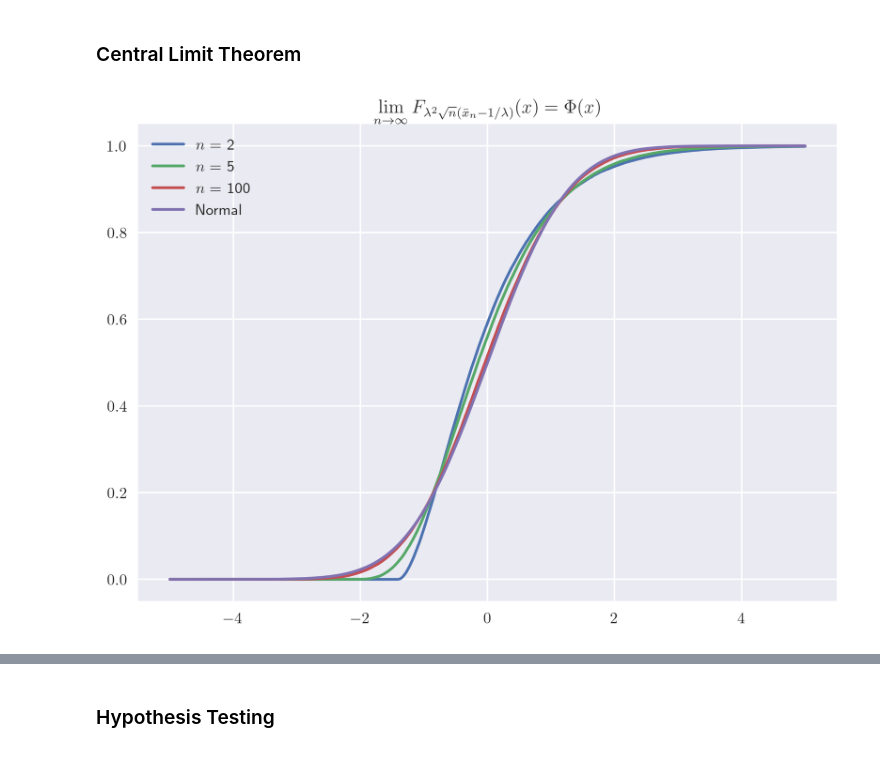
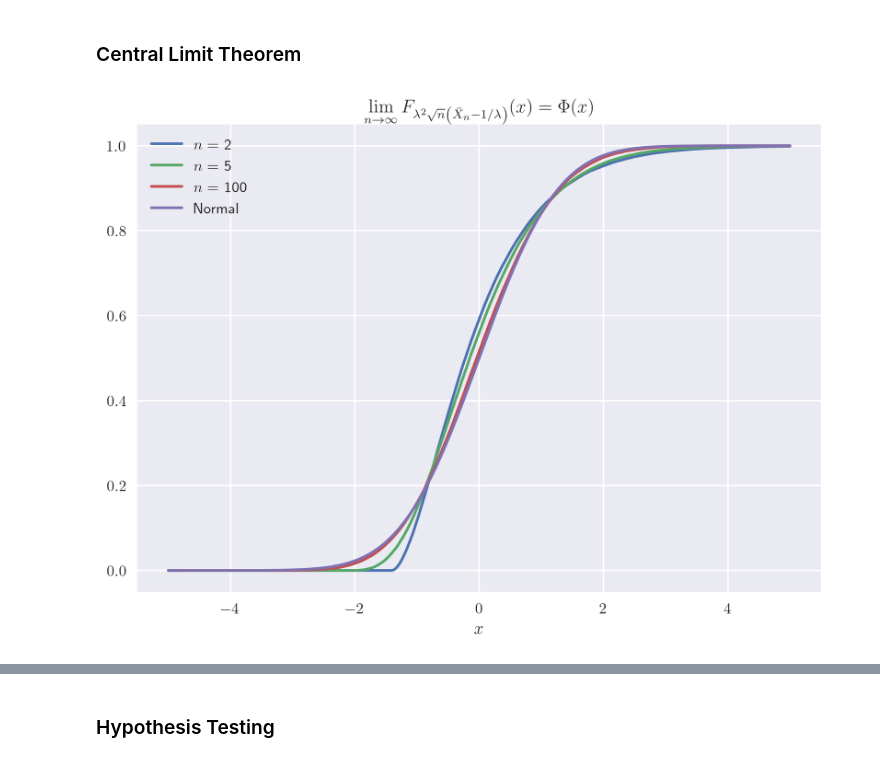
Before and after one commit to charlesrambo/math_bootcamp_25, a Jupyter notebook: Unit 3/unit_3_code_snippets.ipynb, the cells around one changed output, grey strips where cells are left out. Saved outputs shown, nothing was run; the diff lists cells and outputs as text; code cells hidden in the pictures.

```diff
--- a/Unit 3/unit_3_code_snippets.ipynb
+++ b/Unit 3/unit_3_code_snippets.ipynb
@@ -275,8 +275,13 @@ fig, ax = plt.subplots(2, 3, sharey = True, figsize = (12, 10))
 
 for i, rho in enumerate(rho_vals):
 
-    # Get X and Y values
+    # Get X
     X = np.linspace(0, 1, len(Z))
+
+    # Make sure variance of X is 1
+    X /= np.std(X)
+
+    # Get Y
     Y = rho * X + np.sqrt(1 - rho**2) * Z
 
     # Get row and column
@@ -419,8 +419,8 @@ from scipy.stats import expon
 # Start the clock!
 start_time = time.perf_counter()
 
-# Use LaTeX and increase resolution
-plt.rcParams['text.usetex'], plt.rcParams['figure.dpi'] = True, 300
+# Use LaTeX
+plt.rcParams['text.usetex'] = True
 
 # Use Seaborn style
 plt.style.use('seaborn-v0_8')
@@ -430,6 +430,9 @@ np.random.seed(0)
 
 # Choose n-values and set number of trials
 n_vals, trials = [100, 500, 1000, 10_000], 100_000
+
+# Define the mu
+lam = 1
 
 # Set up subplots
 fig, ax = plt.subplots(2, 2, sharex = True, sharey = True,
@@ -441,14 +444,15 @@ for i, n in enumerate(n_vals):
     nrow, ncol = i // 2, i % 2
 
     # Generate numbers of dimension n x trails
-    # Scale is 1/lambda; default is 1 so unnecessary
-    X = expon.rvs(scale = 1/1, size = (n, trials))
+    # Scale is mu = 1/lambda; default is 1 so unnecessary
+    X = expon.rvs(scale = 1/lam, size = (n, trials))
 
     # Take mean of each row and make histogram
     ax[nrow, ncol].hist(X.mean(axis = 0), bins = int(np.sqrt(trials)), density = True)
 
-    ax[nrow, ncol].vlines(x = 1, ymin = 0, ymax = 40, linestyle = 'dashed',
-                 color = 'red', label = r'$\mu$')
+    # Add verticle line at expected value
+    ax[nrow, ncol].axvline(x = 1/lam, linestyle = 'dashed',
+           color = 'red', label = r'$\mu$')
 
     # Give each histogram a title
     ax[nrow, ncol].title.set_text(f'$n = {n}$')
@@ -457,22 +461,19 @@ for i, n in enumerate(n_vals):
     ax[nrow, ncol].legend()
 
     # Set x-axis label
-    ax[nrow, ncol].set_xlabel(r'$\bar{x}$')
+    ax[nrow, ncol].set_xlabel(r'$\bar{X}$')
 
 # Clear up a little RAM
 del X
 
 # Give the entire figure a title
 fig.suptitle(r'Law of Large Numbers Using Exponential Distribution'
-             +'\n' + r'True mean $\mu$ and sample mean $\bar{x}$')
+             +'\n' + r'True mean $\mu$ and sample means $\bar{X}$')
 
 # Change padding on figure
 plt.tight_layout()
 
-# Save the figure
-plt.savefig(path + r'ex3-6.png')
-
-plt.plot()
+plt.show()
 
 # When my programs run slowly, I like to monitor the time it takes
 print(f'This program took {time.perf_counter() - start_time:.3f} seconds.')
@@ -563,7 +622,7 @@ ecdf = lambda x, sample: np.mean(sample <= x)
 # Create x-values for plot
 x_vals = np.linspace(-5, 5, 500)
 
-# Create n_values
+# Create n-values
 n_vals = [2, 5, 100]
 
 # Let's do 100,000 trials
@@ -576,35 +635,38 @@ lam = 1
 for n in n_vals:
 
     # Generate the sample; mean is 1/lam and std is 1/lam
     sample =  expon.rvs(scale = 1/lam, size = (n, trials)).mean(axis = 0)
 
     # Change sample so it has mean 0 and sd 1; current mean 1/lam and sd 1/(lam^2 * sqrt(n))
     sample = np.sqrt(n)/(1/lam**2) * (sample - 1/lam)
 
     # Get y-values
     y_vals = [ecdf(x, sample) for x in x_vals]
 
     # Plot values
     plt.plot(x_vals, y_vals, label = f'$n =$ {n}')
 
 # Get y-values
 y_vals = norm.cdf(x_vals)
 
 # Plot standard normal cdf
 plt.plot(x_vals, y_vals, label = 'Normal')
 
+# Add x-axis label
+plt.xlabel('$x$')
+
 # Show legend
 plt.legend()
 
 # Add title
-plt.title(r'$\displaystyle\lim_{n\to\infty}F_{\lambda^2\sqrt{n}\left(\bar{x}_n - 1/\lambda\right)}(x) = \Phi(x)$')
+plt.title(r'$\displaystyle\lim_{n\to\infty}F_{\lambda^2\sqrt{n}\left(\bar{X}_n - 1/\lambda\right)}(x) = \Phi(x)$')
 
 # Save the figure
 plt.savefig(path + r'ex3-8.png')
 
 plt.show()
 # %% [output]
-[figure, old version]
+[figure, new version]
 # %%
 import numpy as np
 import pandas as pd
```
Also changed, not shown: parts of 11 cells of this notebook, 1 other file.
